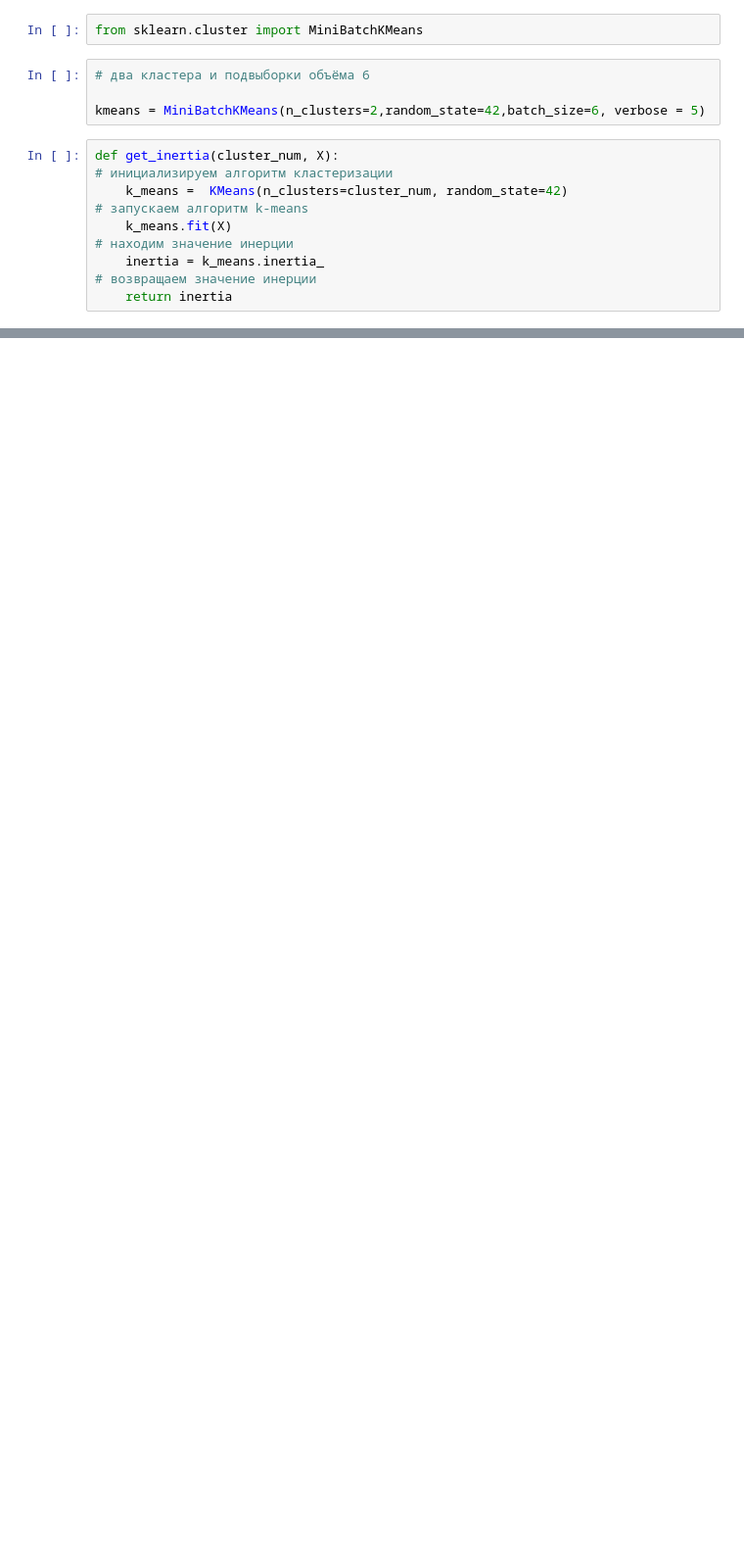
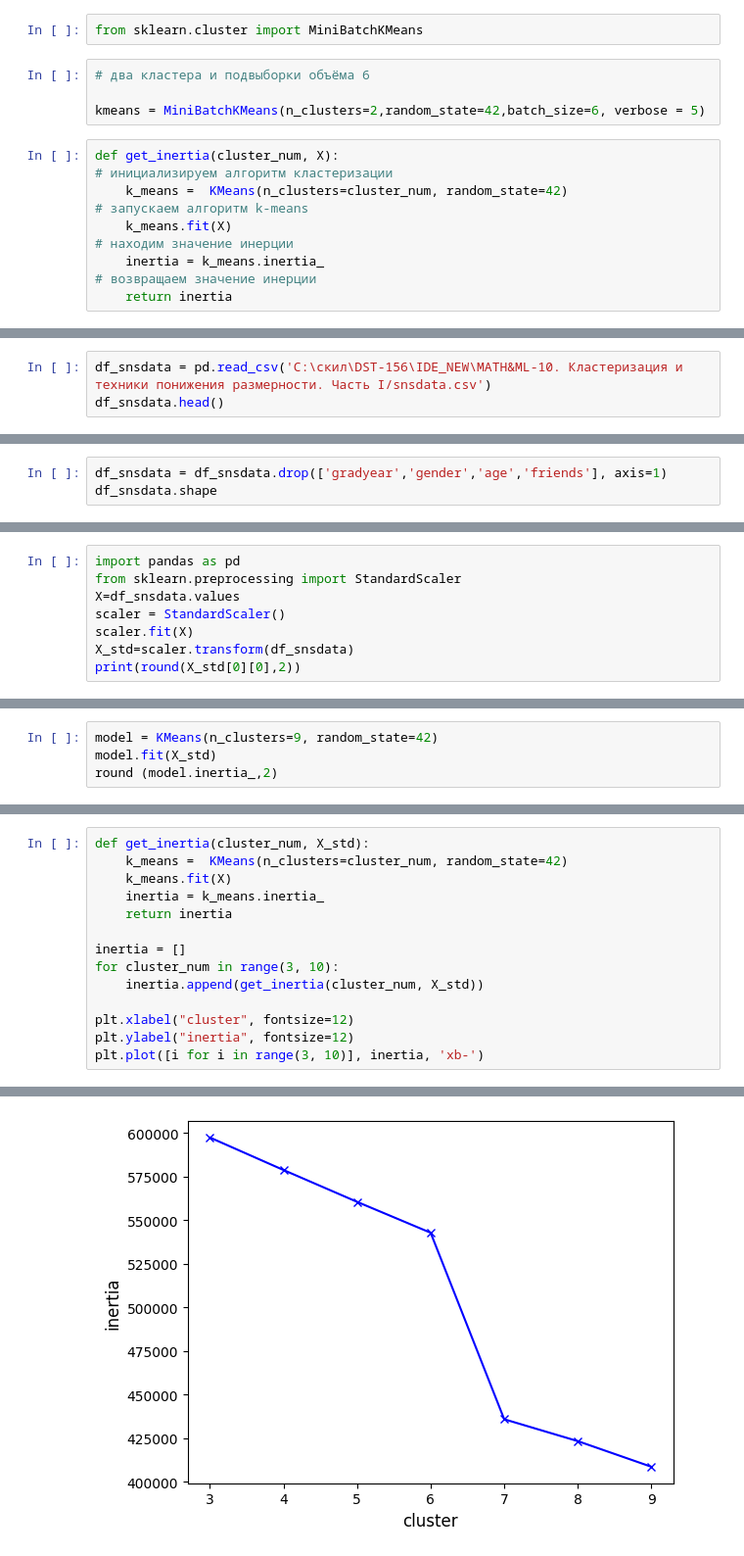
Before and after one commit to AlexGorel/IDE_NEW, a Jupyter notebook: MATH&ML-10. Кластеризация и техники понижения размерности. Часть I/MATH&ML-10. Кластеризация и техники понижения размерности. Часть I.ipynb, the cells around one changed output, grey strips where cells are left out. Shown: that part at 98% size. Cells and saved outputs as stored; diff of their text form; blank space fills up the shorter version.

```diff
--- a/MATH&ML-10. Кластеризация и техники понижения размерности. Часть I/MATH&ML-10. Кластеризация и техники понижения размерности. Часть I.ipynb
+++ b/MATH&ML-10. Кластеризация и техники понижения размерности. Часть I/MATH&ML-10. Кластеризация и техники понижения размерности. Часть I.ipynb
@@ -29,0 +39,3 @@ NameError: name 'X' is not defined
+# %%
+df_snsdata = pd.read_csv('C:\скил\DST-156\IDE_NEW\MATH&ML-10. Кластеризация и техники понижения размерности. Часть I/snsdata.csv')
+df_snsdata.head()
@@ -29,0 +76,3 @@ NameError: name 'X' is not defined
+# %%
+df_snsdata = df_snsdata.drop(['gradyear','gender','age','friends'], axis=1)
+df_snsdata.shape
@@ -29,0 +111,8 @@ NameError: name 'X' is not defined
+# %%
+import pandas as pd
+from sklearn.preprocessing import StandardScaler
+X=df_snsdata.values
+scaler = StandardScaler()
+scaler.fit(X)
+X_std=scaler.transform(df_snsdata)
+print(round(X_std[0][0],2))
@@ -29,0 +151,4 @@ NameError: name 'X' is not defined
+# %%
+model = KMeans(n_clusters=9, random_state=42)
+model.fit(X_std)
+round (model.inertia_,2)
@@ -29,0 +202,15 @@ NameError: name 'X' is not defined
+# %%
+def get_inertia(cluster_num, X_std):
+    k_means =  KMeans(n_clusters=cluster_num, random_state=42)
+    k_means.fit(X)
+    inertia = k_means.inertia_
+    return inertia
+
+inertia = []
+for cluster_num in range(3, 10):
+    inertia.append(get_inertia(cluster_num, X_std))
+
+plt.xlabel("cluster", fontsize=12)
+plt.ylabel("inertia", fontsize=12)
+plt.plot([i for i in range(3, 10)], inertia, 'xb-')
+# %% [output]
@@ -29,0 +218 @@ NameError: name 'X' is not defined
+[figure, added]
```
Also changed, not shown: parts of 46 cells of this notebook, 2 other files.
